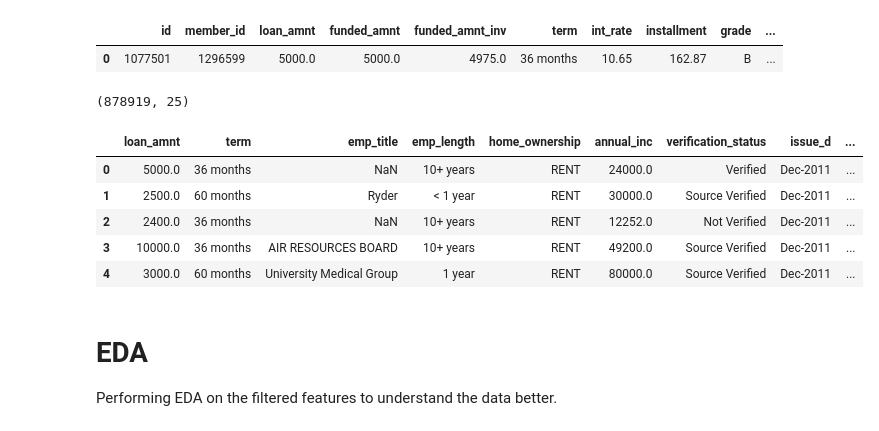
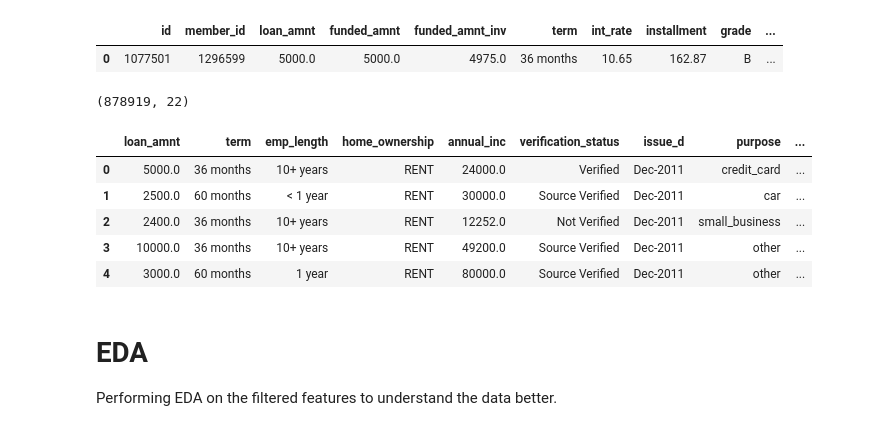
Before and after one commit to pranavsai-98/Credit_risk, a Jupyter notebook: src/N1.ipynb, the cells around one changed output. Saved outputs shown, nothing was run; the diff lists cells and outputs as text; code cells hidden in the pictures.

```diff
--- a/src/N1.ipynb
+++ b/src/N1.ipynb
@@ -167,22 +170,23 @@ df.head(1)
 | 0 | 1077501 | 1296599 | 5000.0 | 5000.0 | 4975.0 | 36 months | 10.65 | 162.87 | B | ... |
 # %%
 # issued date,  will not be present at the time of loan application but I will keep it for future analysis and also to use it as a proxy for the time of loan application
+# the reason for removing employee title which would be an important feature is that it has too many unique values and it would be difficult to encode it
 
-available_features = ["loan_amnt","term","emp_title","emp_length",'home_ownership', 'annual_inc','verification_status',
+available_features = ["loan_amnt","term","emp_length",'home_ownership', 'annual_inc','verification_status',
                       "issue_d", 'purpose', "addr_state",'dti','delinq_2yrs',"earliest_cr_line","mths_since_last_delinq",
-                      "mths_since_last_record","open_acc","revol_bal","revol_util","total_acc","application_type","dti_joint","annual_inc_joint","tot_cur_bal","loan_status", "Default"]
+                      "mths_since_last_record","open_acc","revol_bal","revol_util","total_acc","application_type","dti_joint","annual_inc_joint", "Default"]
 
 df1 = df1[available_features]
 print(df1.shape)
 df1.head()
 # %% [output]
-(878919, 25)
+(878919, 22)
-|  | loan_amnt | term | emp_title | emp_length | home_ownership | annual_inc | verification_status | issue_d | ... |
-| 0 | 5000.0 | 36 months | NaN | 10+ years | RENT | 24000.0 | Verified | Dec-2011 | ... |
-| 1 | 2500.0 | 60 months | Ryder | < 1 year | RENT | 30000.0 | Source Verified | Dec-2011 | ... |
-| 2 | 2400.0 | 36 months | NaN | 10+ years | RENT | 12252.0 | Not Verified | Dec-2011 | ... |
-| 3 | 10000.0 | 36 months | AIR RESOURCES BOARD | 10+ years | RENT | 49200.0 | Source Verified | Dec-2011 | ... |
-| 4 | 3000.0 | 60 months | University Medical Group | 1 year | RENT | 80000.0 | Source Verified | Dec-2011 | ... |
+|  | loan_amnt | term | emp_length | home_ownership | annual_inc | verification_status | issue_d | purpose | ... |
+| 0 | 5000.0 | 36 months | 10+ years | RENT | 24000.0 | Verified | Dec-2011 | credit_card | ... |
+| 1 | 2500.0 | 60 months | < 1 year | RENT | 30000.0 | Source Verified | Dec-2011 | car | ... |
+| 2 | 2400.0 | 36 months | 10+ years | RENT | 12252.0 | Not Verified | Dec-2011 | small_business | ... |
+| 3 | 10000.0 | 36 months | 10+ years | RENT | 49200.0 | Source Verified | Dec-2011 | other | ... |
+| 4 | 3000.0 | 60 months | 1 year | RENT | 80000.0 | Source Verified | Dec-2011 | other | ... |
 # %% [markdown]
 # EDA
 Performing EDA on the filtered features to understand the data better.
```
Also changed, not shown: parts of 47 cells of this notebook, 2 other files.
